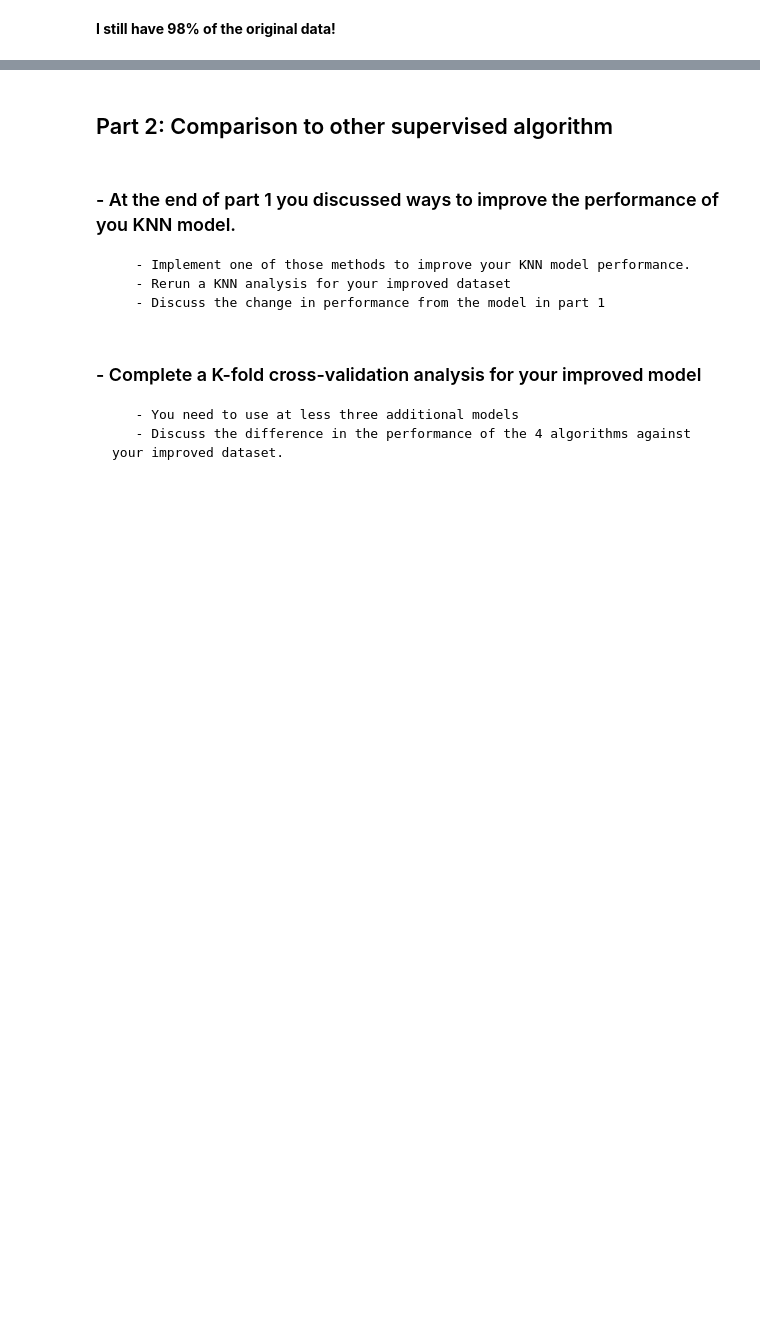
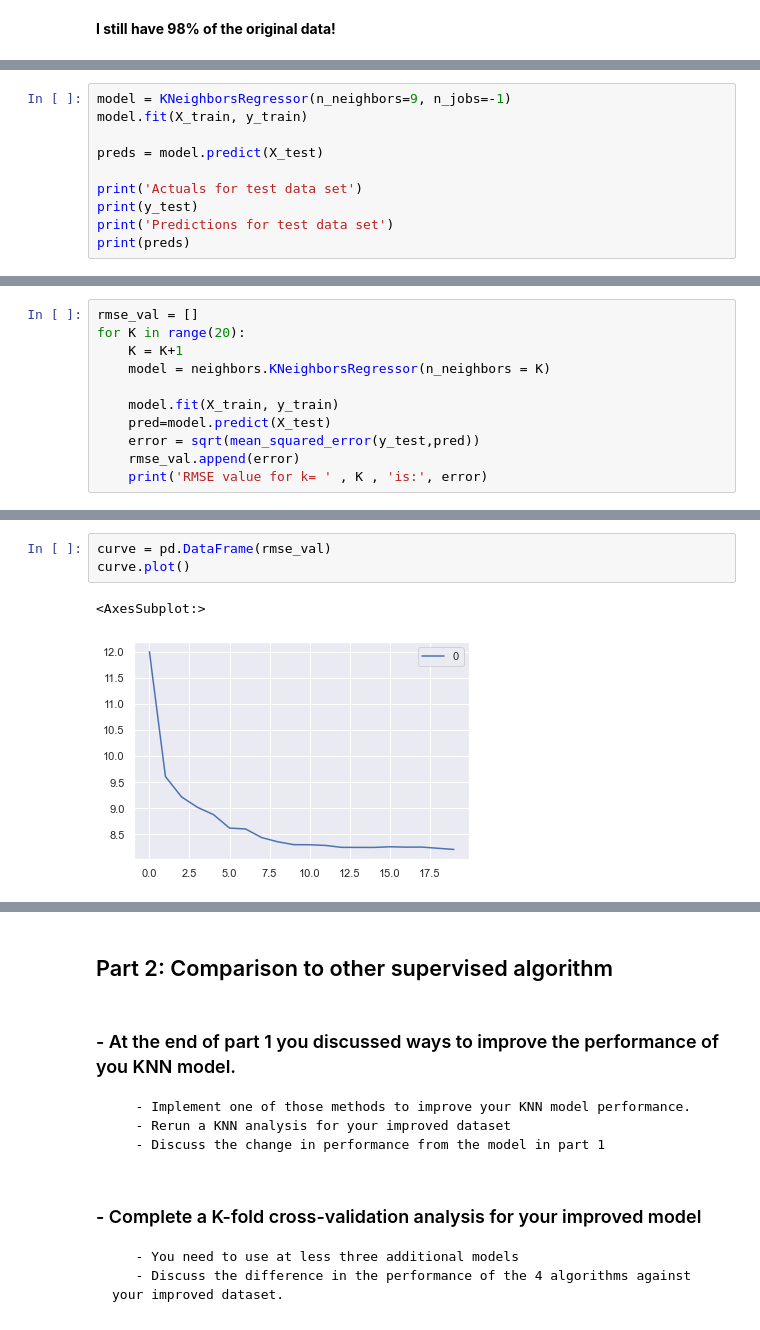
Before and after one commit to kscully-dotcom/msds650, a Jupyter notebook: week5/5_Assignment.ipynb, the cells around one changed output, grey strips where cells are left out. Drawn from its saved outputs; the diff is of its cells as text; blank space fills up the shorter version.

```diff
--- a/week5/5_Assignment.ipynb
+++ b/week5/5_Assignment.ipynb
@@ -381,0 +540,10 @@ len(df_clean)/len(df)
+# %%
+model = KNeighborsRegressor(n_neighbors=9, n_jobs=-1)
+model.fit(X_train, y_train)
+
+preds = model.predict(X_test)
+
+print('Actuals for test data set')
+print(y_test)
+print('Predictions for test data set')
+print(preds)
@@ -381,0 +579,11 @@ len(df_clean)/len(df)
+# %%
+rmse_val = []
+for K in range(20):
+    K = K+1
+    model = neighbors.KNeighborsRegressor(n_neighbors = K)
+
+    model.fit(X_train, y_train)
+    pred=model.predict(X_test)
+    error = sqrt(mean_squared_error(y_test,pred))
+    rmse_val.append(error)
+    print('RMSE value for k= ' , K , 'is:', error)
@@ -381,0 +611,6 @@ len(df_clean)/len(df)
+# %%
+curve = pd.DataFrame(rmse_val)
+curve.plot()
+# %% [output]
+<AxesSubplot:>
+[figure, added]
```
Also changed, not shown: parts of 50 cells of this notebook, 3 other files.
